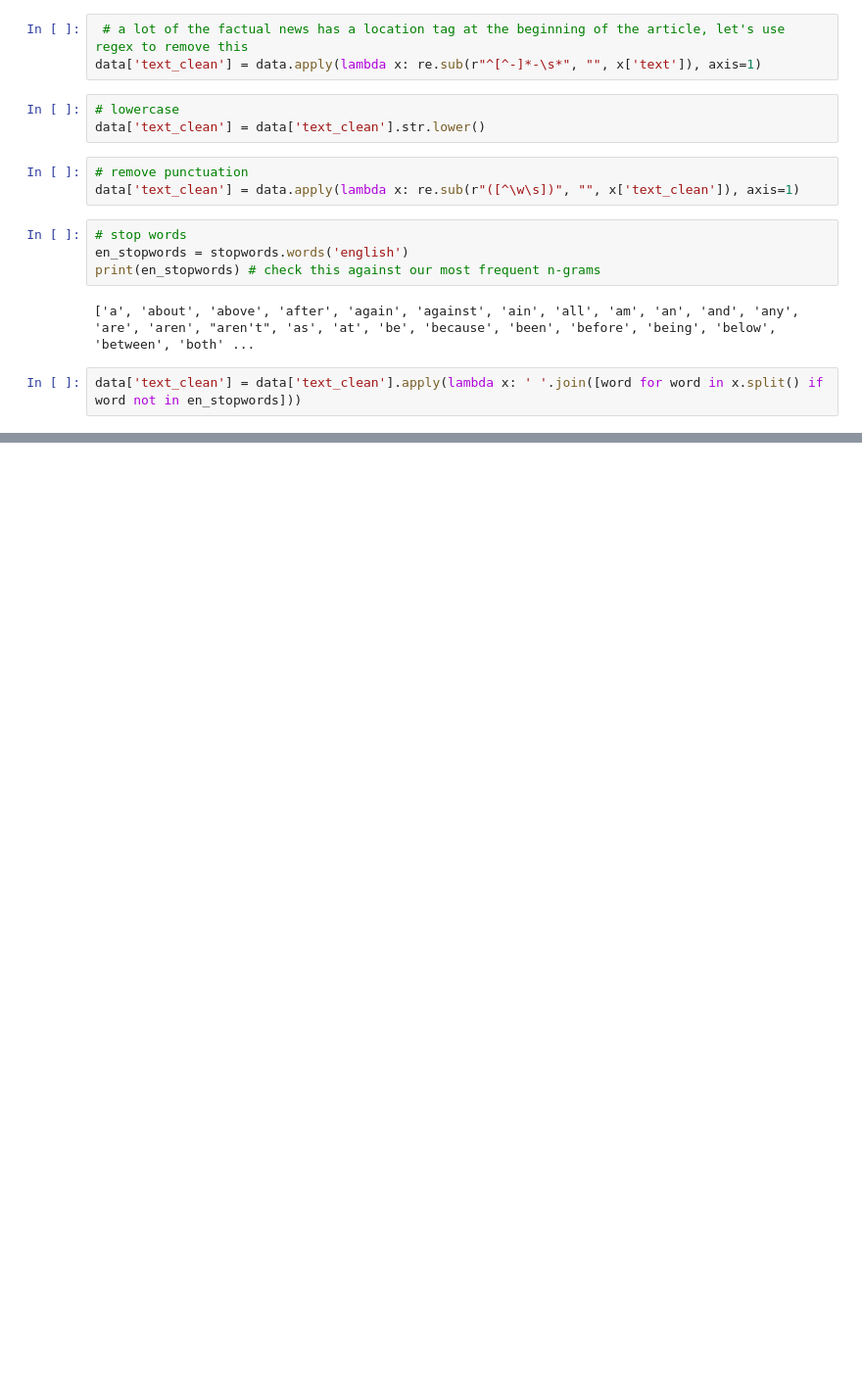
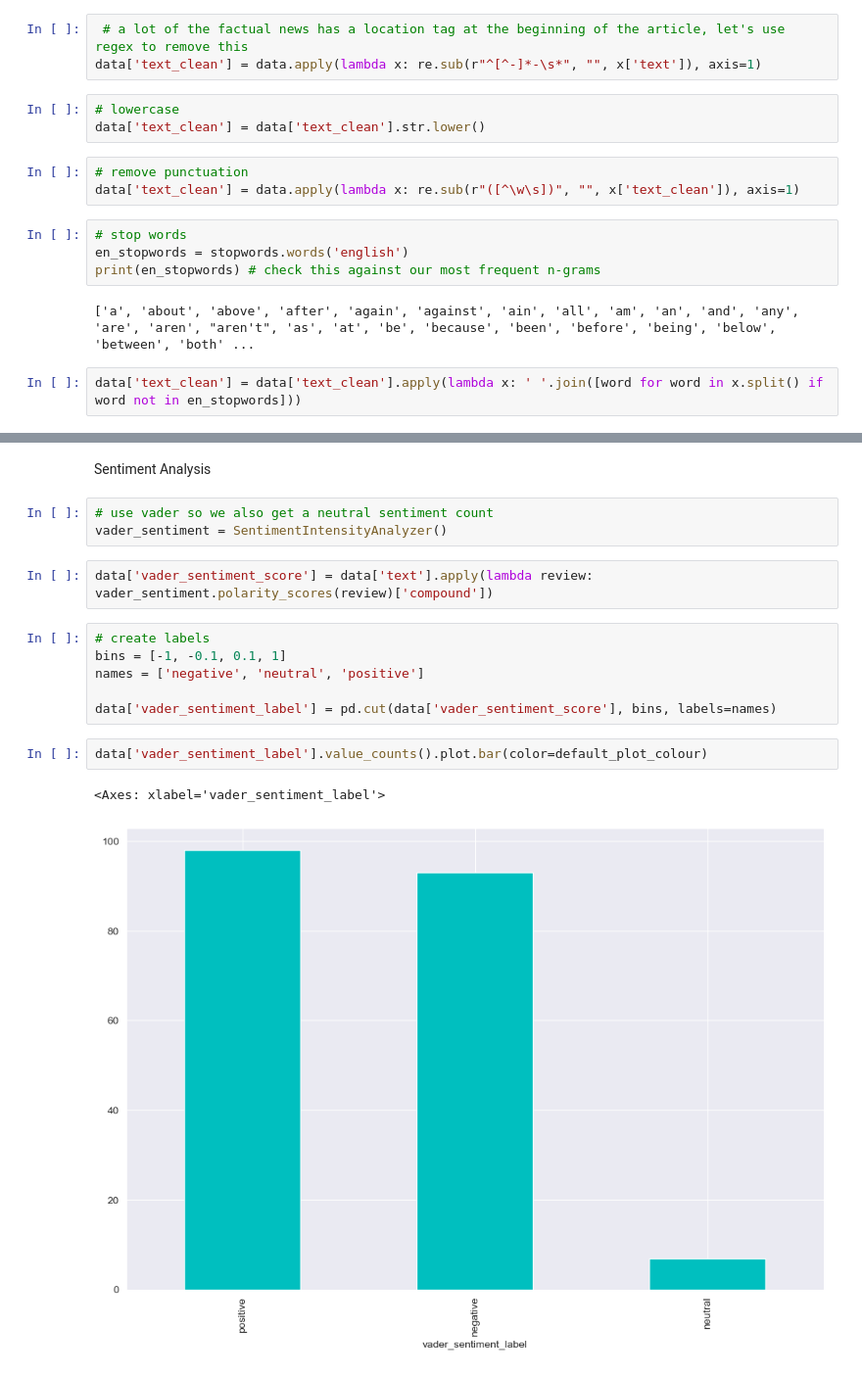
Before and after one commit to Jdfxx/NLP-Basics, a Jupyter notebook: FakeNewsAnalysis.ipynb, the cells around one changed output, grey strips where cells are left out. Shown: that part at 98% size. Cells and saved outputs as stored; diff of their text form; blank space fills up the shorter version.

```diff
--- a/FakeNewsAnalysis.ipynb
+++ b/FakeNewsAnalysis.ipynb
@@ -262,0 +327,18 @@ data['text_clean'] = data['text_clean'].apply(lambda x: ' '.join([word for word
+# %% [markdown]
+Sentiment Analysis
+# %%
+# use vader so we also get a neutral sentiment count
+vader_sentiment = SentimentIntensityAnalyzer()
+# %%
+data['vader_sentiment_score'] = data['text'].apply(lambda review: vader_sentiment.polarity_scores(review)['compound'])
+# %%
+# create labels
+bins = [-1, -0.1, 0.1, 1]
+names = ['negative', 'neutral', 'positive']
+
+data['vader_sentiment_label'] = pd.cut(data['vader_sentiment_score'], bins, labels=names)
+# %%
+data['vader_sentiment_label'].value_counts().plot.bar(color=default_plot_colour)
+# %% [output]
+<Axes: xlabel='vader_sentiment_label'>
+[figure, added]
```
Also changed, not shown: parts of 29 cells of this notebook.
